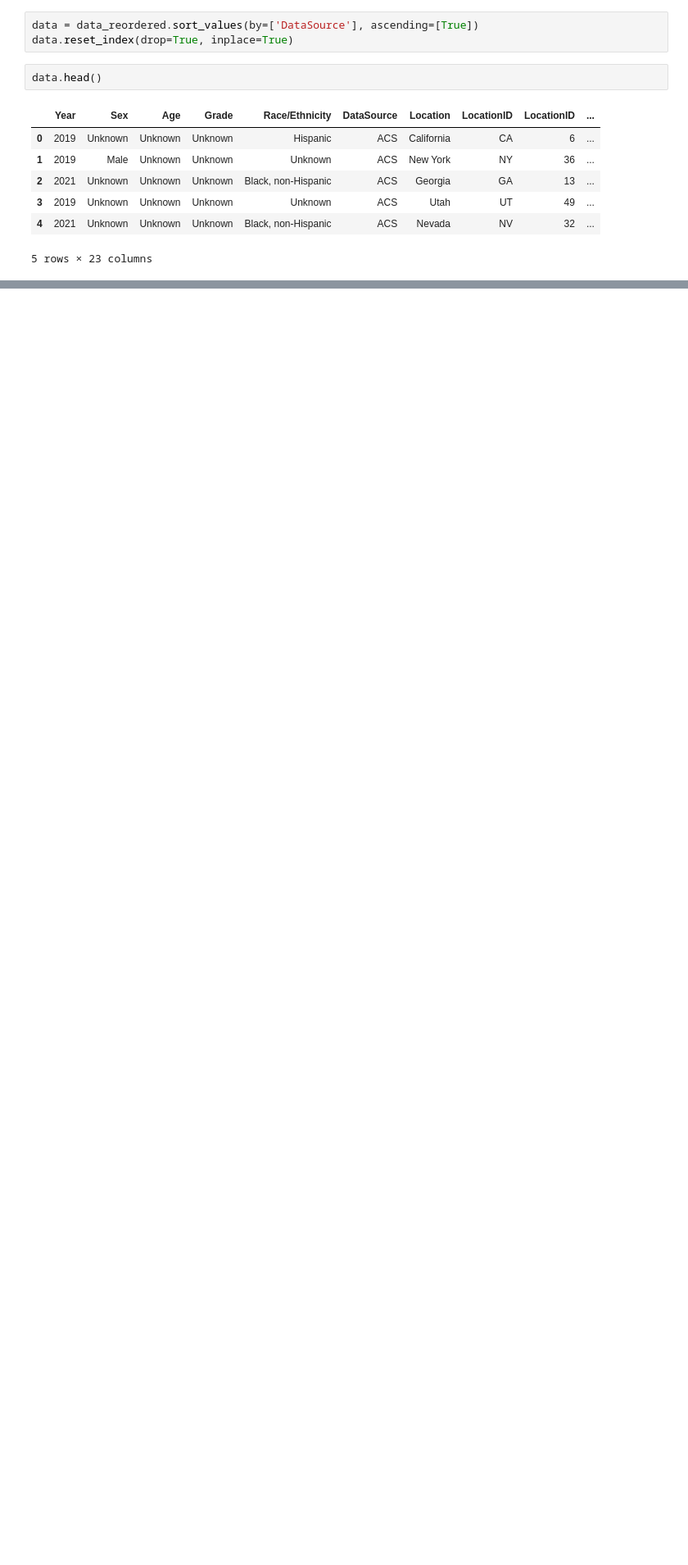
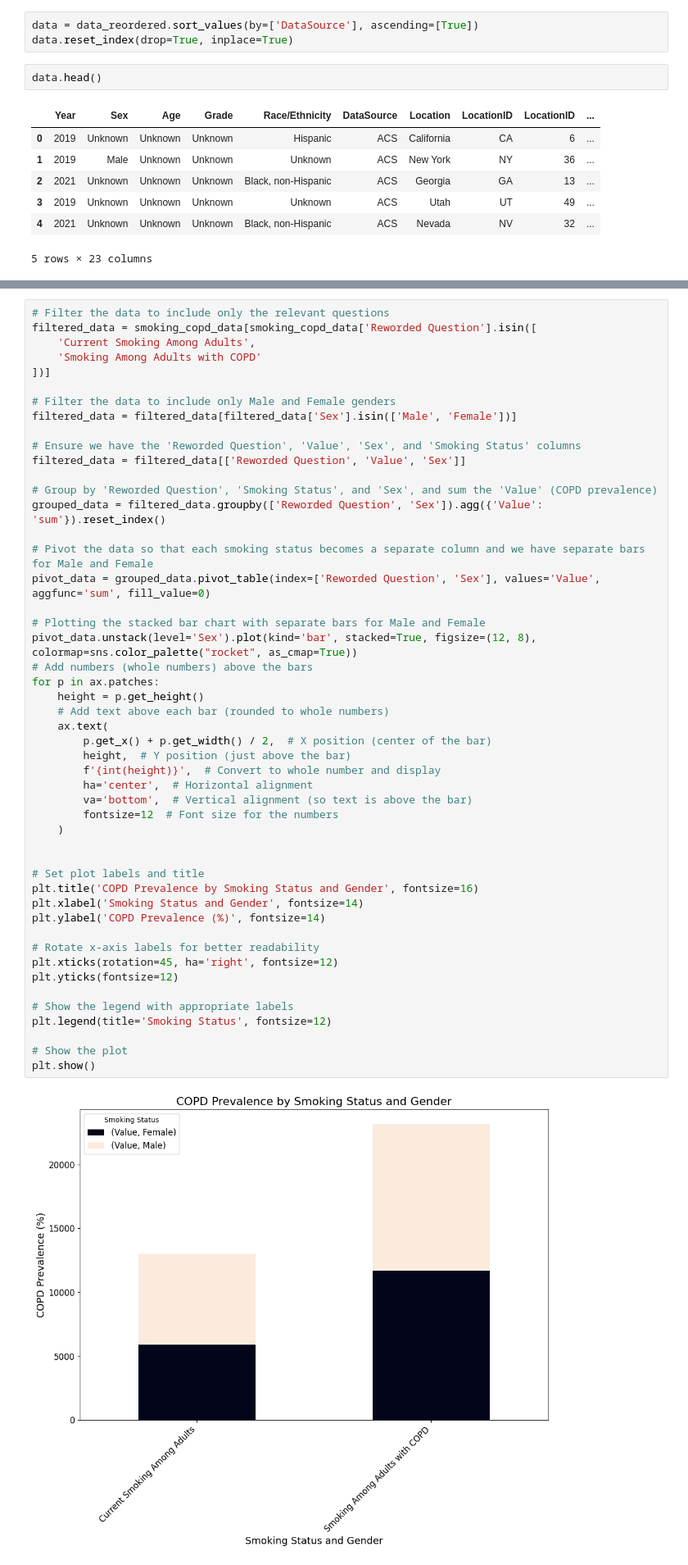
Before and after one commit to DWallace740/project3team11, a Jupyter notebook: Individual Notebooks/VictoriaNotebook.ipynb, the cells around one changed output, grey strips where cells are left out. Shown: that part at 82% size. Drawn from its saved outputs; the diff is of its cells as text; blank space fills up the shorter version.

```diff
--- a/Individual Notebooks/VictoriaNotebook.ipynb
+++ b/Individual Notebooks/VictoriaNotebook.ipynb
@@ -146,0 +287,51 @@ data.to_csv('../Resources/final_cleaned_dataset.csv', index=False)
+# %%
+# Filter the data to include only the relevant questions
+filtered_data = smoking_copd_data[smoking_copd_data['Reworded Question'].isin([
+    'Current Smoking Among Adults',
+    'Smoking Among Adults with COPD'
+])]
+
+# Filter the data to include only Male and Female genders
+filtered_data = filtered_data[filtered_data['Sex'].isin(['Male', 'Female'])]
+
+# Ensure we have the 'Reworded Question', 'Value', 'Sex', and 'Smoking Status' columns
+filtered_data = filtered_data[['Reworded Question', 'Value', 'Sex']]
+
+# Group by 'Reworded Question', 'Smoking Status', and 'Sex', and sum the 'Value' (COPD prevalence)
+grouped_data = filtered_data.groupby(['Reworded Question', 'Sex']).agg({'Value': 'sum'}).reset_index()
+
+# Pivot the data so that each smoking status becomes a separate column and we have separate bars for Male and Female
+pivot_data = grouped_data.pivot_table(index=['Reworded Question', 'Sex'], values='Value', aggfunc='sum', fill_value=0)
+
+# Plotting the stacked bar chart with separate bars for Male and Female
+pivot_data.unstack(level='Sex').plot(kind='bar', stacked=True, figsize=(12, 8), colormap=sns.color_palette("rocket", as_cmap=True))
+# Add numbers (whole numbers) above the bars
+for p in ax.patches:
+    height = p.get_height()
+    # Add text above each bar (rounded to whole numbers)
+    ax.text(
+        p.get_x() + p.get_width() / 2,  # X position (center of the bar)
+        height,  # Y position (just above the bar)
+        f'{int(height)}',  # Convert to whole number and display
+        ha='center',  # Horizontal alignment
+        va='bottom',  # Vertical alignment (so text is above the bar)
+        fontsize=12  # Font size for the numbers
+    )
+
+
+# Set plot labels and title
+plt.title('COPD Prevalence by Smoking Status and Gender', fontsize=16)
+plt.xlabel('Smoking Status and Gender', fontsize=14)
+plt.ylabel('COPD Prevalence (%)', fontsize=14)
+
+# Rotate x-axis labels for better readability
+plt.xticks(rotation=45, ha='right', fontsize=12)
+plt.yticks(fontsize=12)
+
+# Show the legend with appropriate labels
+plt.legend(title='Smoking Status', fontsize=12)
+
+# Show the plot
+plt.show()
+# %% [output]
+[figure, added]
```
Also changed, not shown: parts of 11 cells of this notebook, 2 other files.
